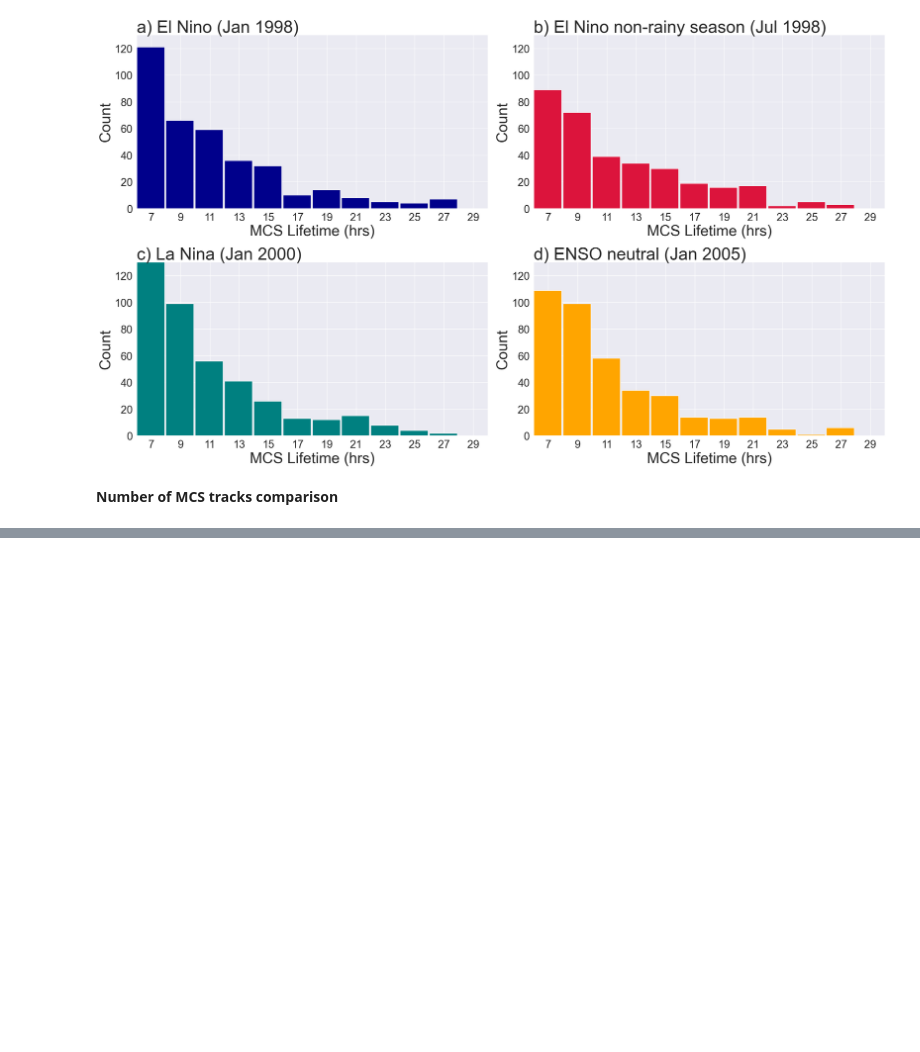
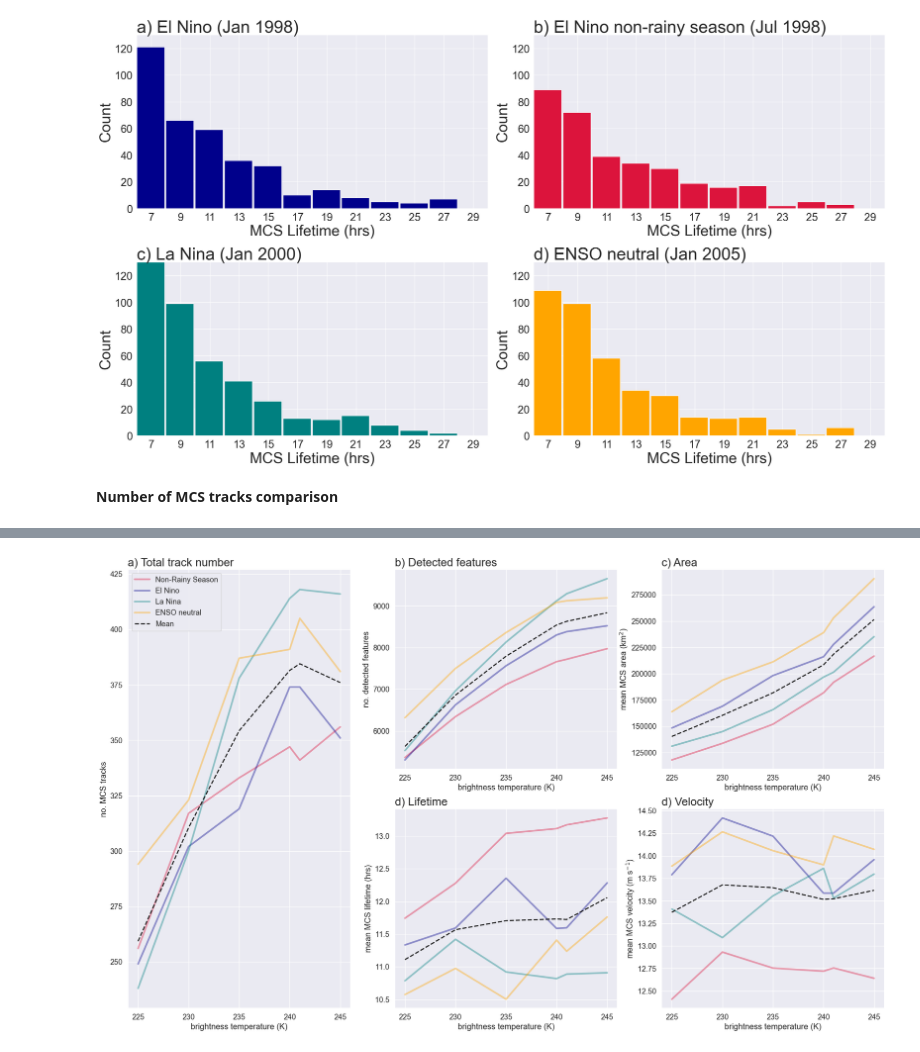
Before and after one commit to harrietgilmour/tobac_sensitivity, a Jupyter notebook: comparison_sensitivity_analysis.ipynb, the cells around one changed output, grey strips where cells are left out. Drawn from its saved outputs; the diff is of its cells as text; code cells hidden in the pictures; blank space fills up the shorter version.

```diff
--- a/comparison_sensitivity_analysis.ipynb
+++ b/comparison_sensitivity_analysis.ipynb
@@ -538,0 +575,15 @@ Text(0, 0.5, 'No. MCS Tracks in Month')
+# %%
+mean_tracks = vertical_concat.groupby('threshold')['num_tracks'].mean()
+mean_tracks
+
+mean_features = vertical_concat.groupby('threshold')['num_features'].mean()
+mean_features
+
+mean_area = vertical_concat.groupby('threshold')['mean_area'].mean()
+mean_area
+
+mean_lifetime = vertical_concat.groupby('threshold')['mean_lifetime'].mean()
+mean_lifetime
+
+mean_vel = vertical_concat.groupby('threshold')['mean_velocity'].mean()
+mean_vel
@@ -538,0 +599,69 @@ Text(0, 0.5, 'No. MCS Tracks in Month')
+# %%
+#plot of single Tb sensitivity analysis for MCSs
+import seaborn as sns
+sns.set(font_scale=1.2)
+
+plt.figure(figsize=(24,14))
+f= 20
+lf= 15
+
+xticks=[225,230,235,240,245]
+ax1=plt.subplot(2,3,(1,4))
+ax1.set_title('a) Total track number ', loc='left', fontsize= f )
+ax1.plot(tracks_jul['threshold'],tracks_jul['num_tracks'],linewidth=3,color='crimson',label='Non-Rainy Season',alpha=0.4)
+ax1.plot(tracks_1998['threshold'],tracks_1998['num_tracks'],linewidth=3,color='darkblue',label='El Nino',alpha=0.4)
+ax1.plot(tracks_2000['threshold'],tracks_2000['num_tracks'],linewidth=3,color='teal',label='La Nina',alpha=0.4)
+ax1.plot(tracks_2005['threshold'],tracks_2005['num_tracks'],linewidth=3,color='orange',label='ENSO neutral',alpha=0.4)
+ax1.plot(mean_tracks,linestyle='dashed',color='k',linewidth=2,label='Mean')
+ax1.set_xticks(xticks)
+ax1.set_ylabel('no. MCS tracks')
+ax1.set_xlabel('brightness temperature (K)')
+ax1.legend(loc='best')
+
+ax2=plt.subplot(2,3,2)
+ax2.set_title('b) Detected features ', loc='left', fontsize= f )
+ax2.plot(tracks_jul['threshold'],tracks_jul['num_features'],linewidth=3,color='crimson',alpha=0.4)
+ax2.plot(tracks_1998['threshold'],tracks_1998['num_features'],linewidth=3,color='darkblue',alpha=0.4)
+ax2.plot(tracks_2000['threshold'],tracks_2000['num_features'],linewidth=3,color='teal',alpha=0.4)
+ax2.plot(tracks_2005['threshold'],tracks_2005['num_features'],linewidth=3,color='orange',alpha=0.4)
+ax2.plot(mean_features,linestyle='dashed',color='k',linewidth=2)
+ax2.set_xticks(xticks)
+ax2.set_ylabel('no. detected features')
+ax2.set_xlabel('brightness temperature (K)')
+
+ax3=plt.subplot(2,3,3)
+ax3.set_title('c) Area ', loc='left', fontsize= f )
+ax3.plot(tracks_jul['threshold'],tracks_jul['mean_area'],linewidth=3,color='crimson',alpha=0.4)
+ax3.plot(tracks_1998['threshold'],tracks_1998['mean_area'],linewidth=3,color='darkblue',alpha=0.4)
+ax3.plot(tracks_2000['threshold'],tracks_2000['mean_area'],linewidth=3,color='teal',alpha=0.4)
+ax3.plot(tracks_2005['threshold'],tracks_2005['mean_area'],linewidth=3,color='orange',alpha=0.4)
+ax3.plot(mean_area,linestyle='dashed',color='k',linewidth=2)
+ax3.set_xticks(xticks)
+ax3.set_ylabel('mean MCS area (km$^{2}$)')
+ax3.set_xlabel('brightness temperature (K)')
+
+ax4=plt.subplot(2,3,5)
+ax4.set_title('d) Lifetime ', loc='left', fontsize= f )
+ax4.plot(tracks_jul['threshold'],tracks_jul['mean_lifetime'],linewidth=3,color='crimson',alpha=0.4)
+ax4.plot(tracks_1998['threshold'],tracks_1998['mean_lifetime'],linewidth=3,color='darkblue',alpha=0.4)
+ax4.plot(tracks_2000['threshold'],tracks_2000['mean_lifetime'],linewidth=3,color='teal',alpha=0.4)
+ax4.plot(tracks_2005['threshold'],tracks_2005['mean_lifetime'],linewidth=3,color='orange',alpha=0.4)
+ax4.plot(mean_lifetime,linestyle='dashed',color='k',linewidth=2)
+ax4.set_xticks(xticks)
+ax4.set_ylabel('mean MCS lifetime (hrs)')
+ax4.set_xlabel('brightness temperature (K)')
+
+ax5=plt.subplot(2,3,6)
+ax5.set_title('d) Velocity ', loc='left', fontsize= f )
+ax5.plot(tracks_jul['threshold'],tracks_jul['mean_velocity'],linewidth=3,color='crimson',alpha=0.4)
+ax5.plot(tracks_1998['threshold'],tracks_1998['mean_velocity'],linewidth=3,color='darkblue',alpha=0.4)
+ax5.plot(tracks_2000['threshold'],tracks_2000['mean_velocity'],linewidth=3,color='teal',alpha=0.4)
+ax5.plot(tracks_2005['threshold'],tracks_2005['mean_velocity'],linewidth=3,color='orange',alpha=0.4)
+ax5.plot(mean_vel,linestyle='dashed',color='k',linewidth=2)
+ax5.set_xticks(xticks)
+ax5.set_ylabel('mean MCS velocity (m s$^{-1}$)')
+ax5.set_xlabel('brightness temperature (K)')
+
+plt.savefig('Plot/enso_comparison/single_tb_analysis.png')
+# %% [output]
+[figure, added]
```
Also changed, not shown: parts of 10 cells of this notebook, 3 other files.
